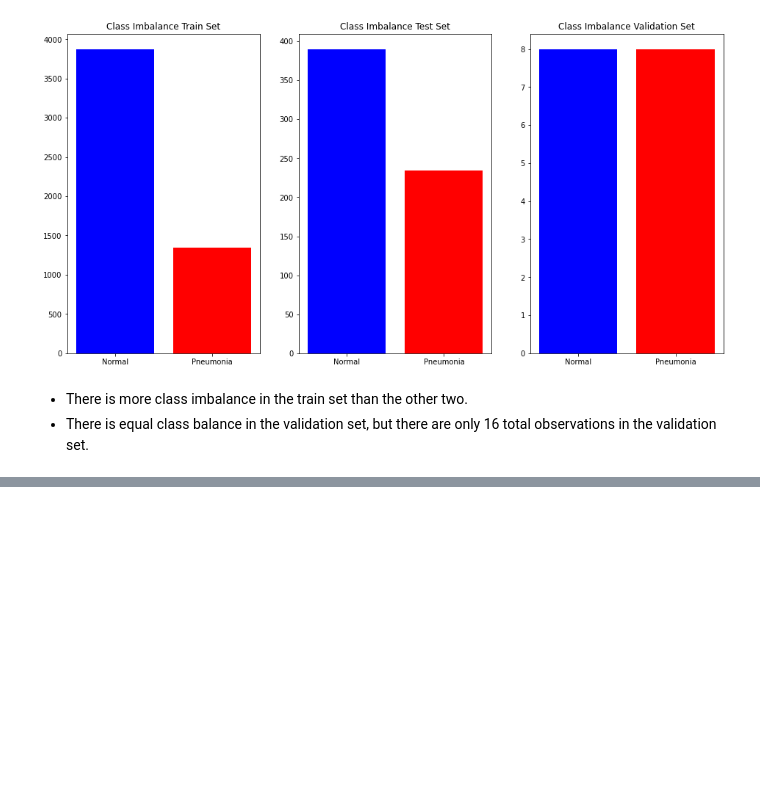
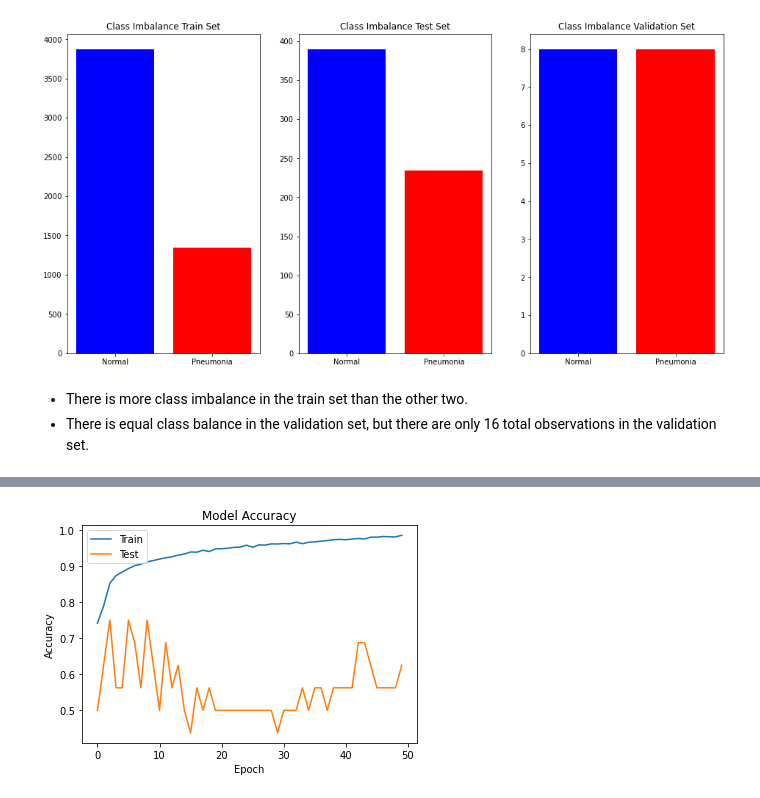
Before and after one commit to samoliver3/dsc-phase-4-project, a Jupyter notebook: index.ipynb, the cells around one changed output, grey strips where cells are left out. Saved outputs shown, nothing was run; the diff lists cells and outputs as text; code cells hidden in the pictures; blank space fills up the shorter version.

Commit message:
Completed baseline model

```diff
--- a/index.ipynb
+++ b/index.ipynb
@@ -160,2 +212,7 @@ Train data generator...
+# %%
+# Create the data sets with the train/test/val splits
+X_train, y_train = next(train_gen)
+X_test, y_test = next(test_gen)
+X_val, y_val = next(val_gen)
 # %%
 # Baseline model
@@ -207,0 +239,11 @@ ValueError: The truth value of a DataFrame is ambiguous. Use a.empty, a.bool(),
+# %%
+history = model.fit(
+    X_train,
+    y_train,
+    epochs=50,
+    validation_data=(X_val, y_val)
+)
+
+end = datetime.datetime.now()
+elapsed = end - start
+print('Training took a total of {}'.format(elapsed))
@@ -207,0 +286,11 @@ ValueError: The truth value of a DataFrame is ambiguous. Use a.empty, a.bool(),
+# %%
+# model accuracy plot
+plt.plot(history.history['acc'])
+plt.plot(history.history['val_acc'])
+plt.title('Model Accuracy')
+plt.ylabel('Accuracy')
+plt.xlabel('Epoch')
+plt.legend(['Train', 'Test'], loc='upper left')
+plt.show()
+# %% [output]
+[figure, added]
```
Also changed, not shown: parts of 9 cells of this notebook.
